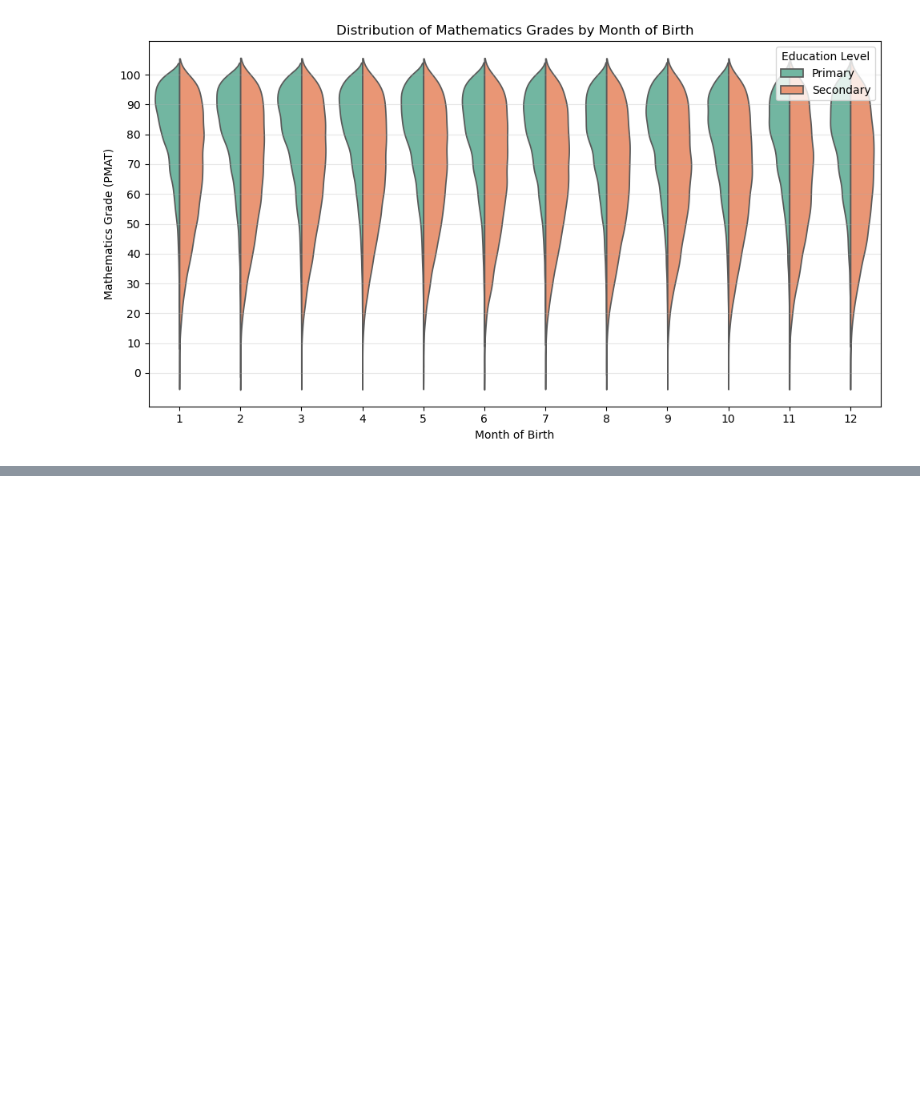
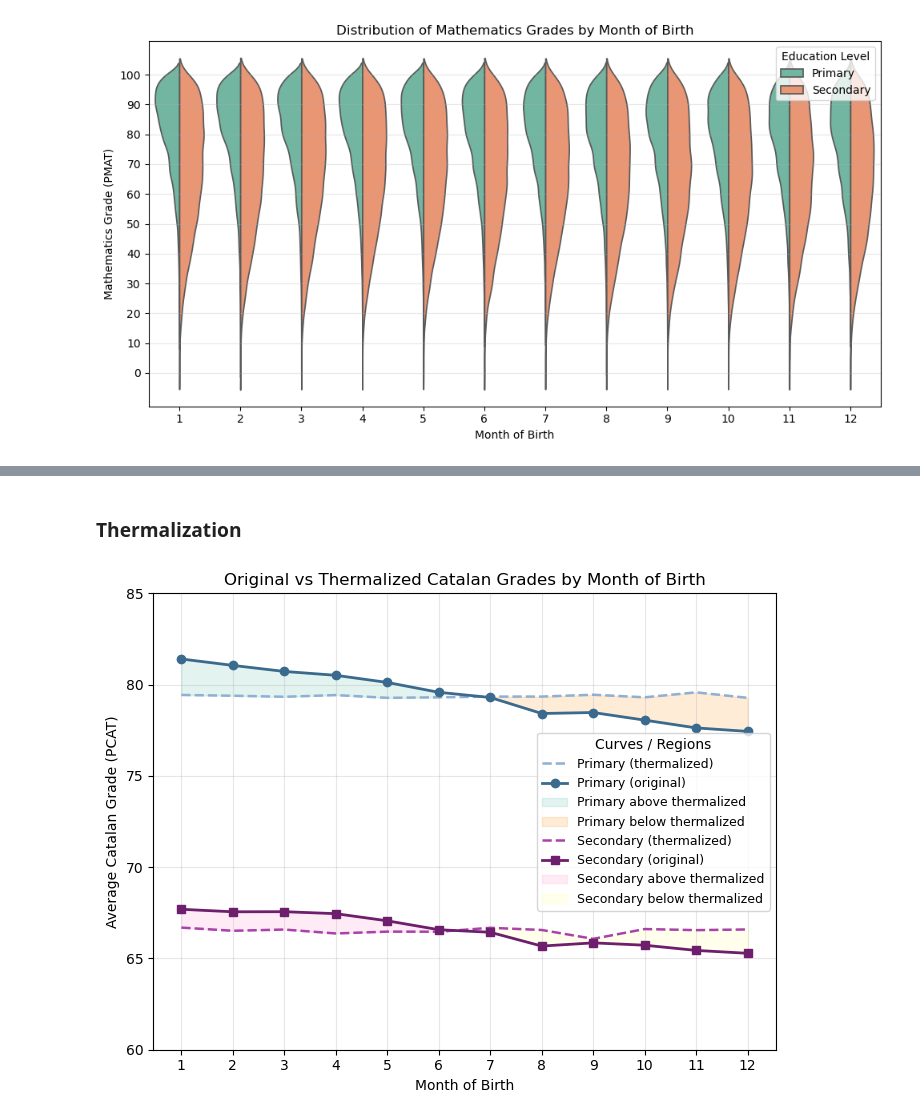
Before and after one commit to m-garcia-rodriguez/Education-Big-Data-Project, a Jupyter notebook: Notebooks/exploration-itxaso.ipynb, the cells around one changed output, grey strips where cells are left out. Saved outputs shown, nothing was run; the diff lists cells and outputs as text; code cells hidden in the pictures; blank space fills up the shorter version.

```diff
--- a/Notebooks/exploration-itxaso.ipynb
+++ b/Notebooks/exploration-itxaso.ipynb
@@ -474,0 +452,2 @@ plt.show()
+# %% [markdown]
+### Thermalization
@@ -474,0 +499,69 @@ plt.show()
+# %%
+# ===============================
+# Plot: original vs thermalized means
+# ===============================
+import matplotlib.pyplot as plt
+
+plt.figure(figsize=(7, 5.5))
+
+# ---- Primary: original + thermalized ----
+# Plot thermalized means as reference (almost flat)
+plt.plot(x_P_th, y_P_th, linestyle='--', linewidth=1.8,
+         color="#8DB0D3", label='Primary (thermalized)')
+
+# Plot original means
+plt.plot(x_P, y_P, marker='o', linewidth=2, color="#3B6A8F",
+         label='Primary (original)')
+
+# Fill where original is above thermalized
+plt.fill_between(
+    x_P, y_P, np.interp(x_P, x_P_th, y_P_th),
+    where=(y_P >= np.interp(x_P, x_P_th, y_P_th)),
+    alpha=0.25, color='#8DD3C7', label='Primary above thermalized'
+)
+
+# Fill where original is below thermalized
+plt.fill_between(
+    x_P, y_P, np.interp(x_P, x_P_th, y_P_th),
+    where=(y_P < np.interp(x_P, x_P_th, y_P_th)),
+    alpha=0.25, color='#FDB462', label='Primary below thermalized'
+)
+
+# ---- Secondary: original + thermalized ----
+
+
+# Plot thermalized means
+plt.plot(x_S_th, y_S_th, linestyle='--', linewidth=1.8,
+         color="#A943A9", label='Secondary (thermalized)')
+# Plot original means
+plt.plot(x_S, y_S, marker='s', linewidth=2, color="#6D1F6D",
+         label='Secondary (original)')
+
+
+# Fill where original is above thermalized
+plt.fill_between(
+    x_S, y_S, np.interp(x_S, x_S_th, y_S_th),
+    where=(y_S >= np.interp(x_S, x_S_th, y_S_th)),
+    alpha=0.25, color='#FFB3DE', label='Secondary above thermalized'
+)
+
+# Fill where original is below thermalized
+plt.fill_between(
+    x_S, y_S, np.interp(x_S, x_S_th, y_S_th),
+    where=(y_S < np.interp(x_S, x_S_th, y_S_th)),
+    alpha=0.25, color='#FFFFB3', label='Secondary below thermalized'
+)
+
+# Axes and formatting
+plt.xlabel('Month of Birth')
+plt.ylabel('Average Catalan Grade (PCAT)')
+plt.title('Original vs Thermalized Catalan Grades by Month of Birth')
+plt.xticks(range(1, 13))
+plt.yticks(range(60, 86, 5))
+plt.ylim(60, 85)
+plt.legend(title='Curves / Regions', fontsize=9)
+plt.grid(True, alpha=0.3)
+plt.tight_layout()
+plt.show()
+# %% [output]
+[figure, added]
```
Also changed, not shown: parts of 8 cells of this notebook.
